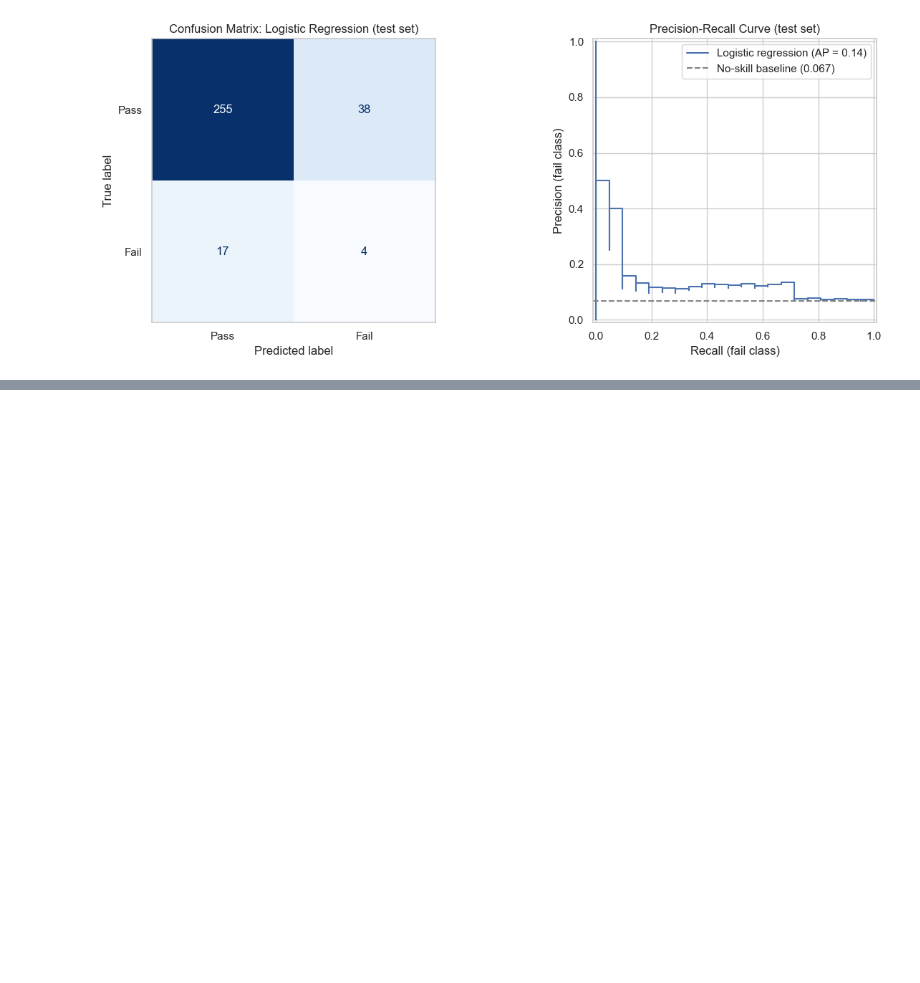
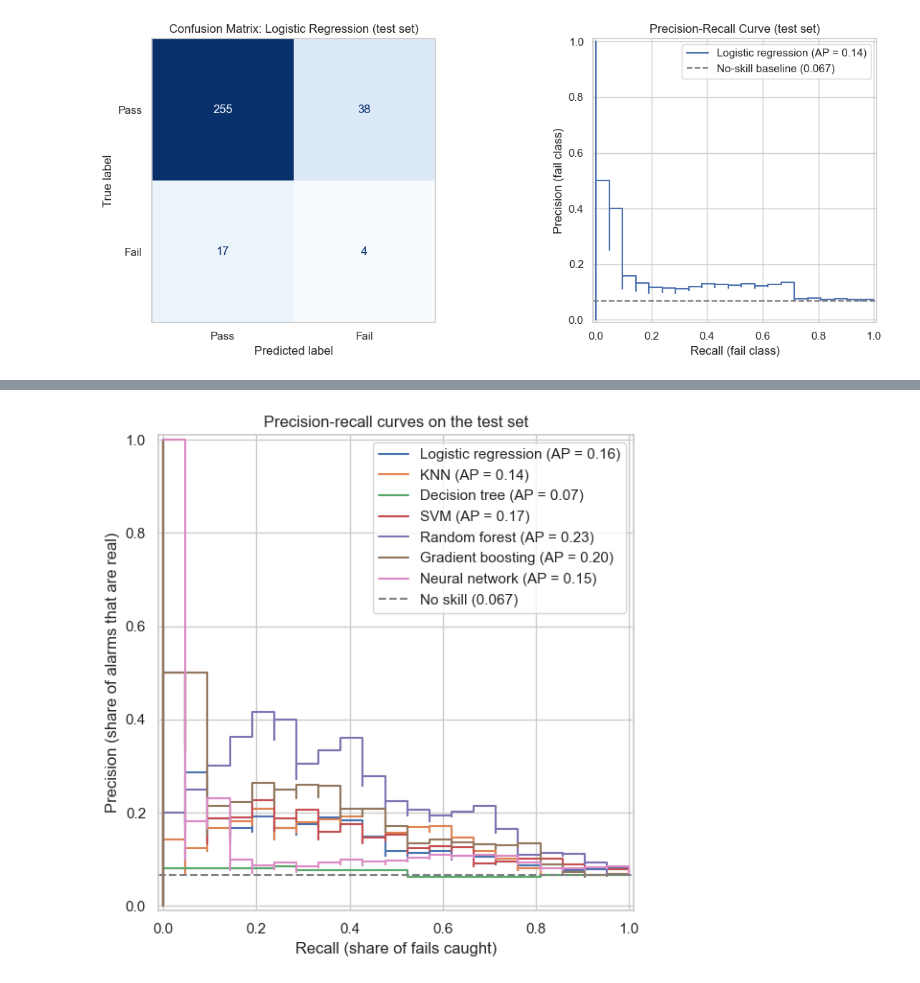
Before and after one commit to Sassan-87/UC_berkeley_Capstone_Project, a Jupyter notebook: notebooks/secom_capstone.ipynb, the cells around one changed output, grey strips where cells are left out. Saved outputs shown, nothing was run; the diff lists cells and outputs as text; code cells hidden in the pictures; blank space fills up the shorter version.

```diff
--- a/notebooks/secom_capstone.ipynb
+++ b/notebooks/secom_capstone.ipynb
@@ -838,0 +1171,25 @@ Not very precise. The PR-AUC changes from 0.07 to 0.27 between CV folds and the
+# %%
+# every model's score for "how likely is this run to fail" on new data
+def fail_scores(model, X):
+    """Probability of fail if the model has one, otherwise the SVM decision score."""
+    if hasattr(model, "predict_proba"):
+        return model.predict_proba(X)[:, 1]
+    return model.decision_function(X)
+# %%
+# test-set results of every tuned model; the CV score is shown next to it for comparison
+test_rows = {}
+for name, model in tuned_models.items():
+    scores = fail_scores(model, X_test)
+    preds = model.predict(X_test)                       # default threshold
+    test_rows[name] = {
+        "CV PR-AUC": cv_results[name]["CV PR-AUC (mean)"],
+        "Test PR-AUC": average_precision_score(y_test, scores),
+        "ROC-AUC": roc_auc_score(y_test, scores),
+        "Recall (fail)": recall_score(y_test, preds),
+        "Precision (fail)": precision_score(y_test, preds, zero_division=0),
+        "Fails caught (of 21)": int(((preds == 1) & (y_test == 1)).sum()),
+        "False alarms": int(((preds == 1) & (y_test == 0)).sum()),
+    }
+
+test_table = pd.DataFrame.from_dict(test_rows, orient="index").sort_values("CV PR-AUC", ascending=False)
+test_table.round(3)
@@ -838,0 +1209,16 @@ Not very precise. The PR-AUC changes from 0.07 to 0.27 between CV folds and the
+# %%
+# precision-recall curves on the test set, all models in one plot
+fig, ax = plt.subplots(figsize=(9, 6))
+for name, model in tuned_models.items():
+    PrecisionRecallDisplay.from_estimator(model, X_test, y_test, name=name, ax=ax)
+
+ax.axhline(y_test.mean(), linestyle="--", color="gray", label=f"No skill ({y_test.mean():.3f})")
+ax.set_title("Precision-recall curves on the test set")
+ax.set_xlabel("Recall (share of fails caught)")
+ax.set_ylabel("Precision (share of alarms that are real)")
+ax.legend(loc="upper right")
+plt.tight_layout()
+plt.savefig("../images/pr_curves_test.png", dpi=150)
+plt.show()
+# %% [output]
+[figure, added]
```
Also changed, not shown: parts of 126 cells of this notebook, 9 other files.
